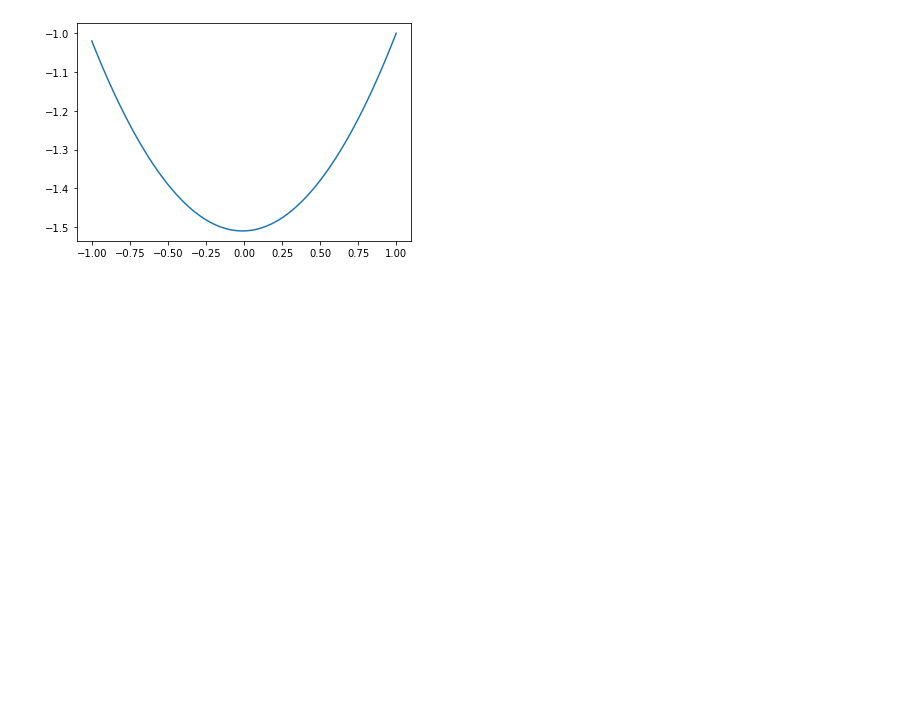
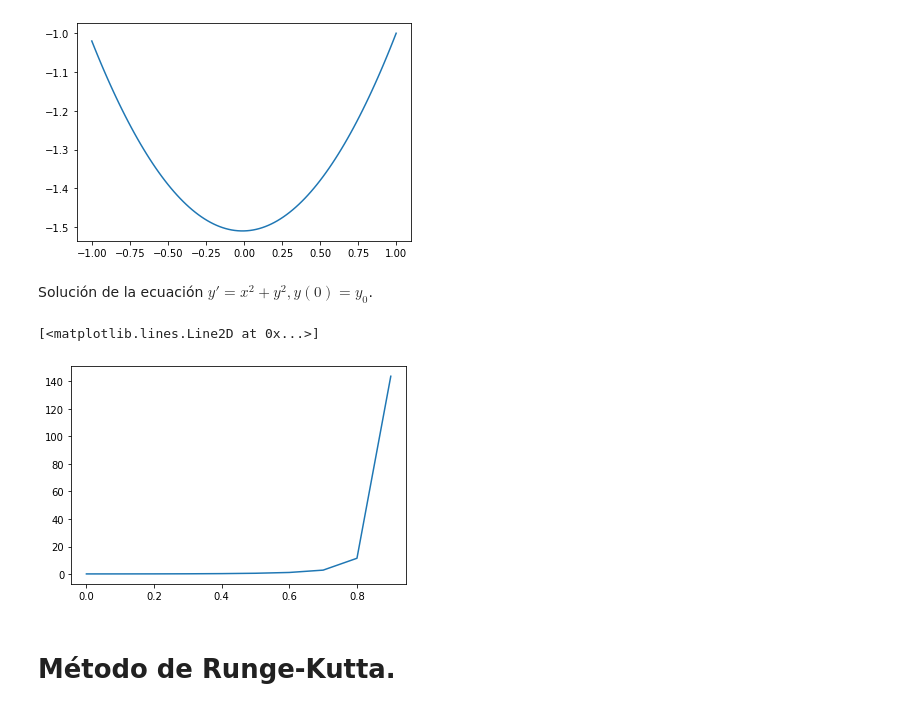
Before and after one commit to antvilla06/Programaci-n-y-M-todos-Num-ricos, a Jupyter notebook: Unidad_5.ipynb, the cells around one changed output. Cells and saved outputs as stored; diff of their text form; code cells hidden in the pictures; blank space fills up the shorter version.

```diff
--- a/Unidad_5.ipynb
+++ b/Unidad_5.ipynb
@@ -214,3 +214,30 @@ pol = lagrange(x,aproxi)
 #plt.plot(x,pol(x))
 # %% [output]
 [figure]
+# %% [markdown]
+Solución de la ecuación $y'=x^2+y^2, y(0)=y_0$.
+# %%
+n=10
+a=0
+b=1
+y0=0.1
+h=(b-a)/n
+
+x=np.arange(a,b,h)
+np.append(x,[b])
+
+
+y=y0
+solu=[]
+k=0
+while k< n:
+  solu.append(y)
+  y=y+y**2+(h**2)*(k**2)
+  k=k+1
+
+plt.plot(x,solu)
+# %% [output]
+[<matplotlib.lines.Line2D at 0x...>]
+[figure, added]
+# %% [markdown]
+# Método de Runge-Kutta.
```
Also changed, not shown: parts of 1 cell of this notebook.
